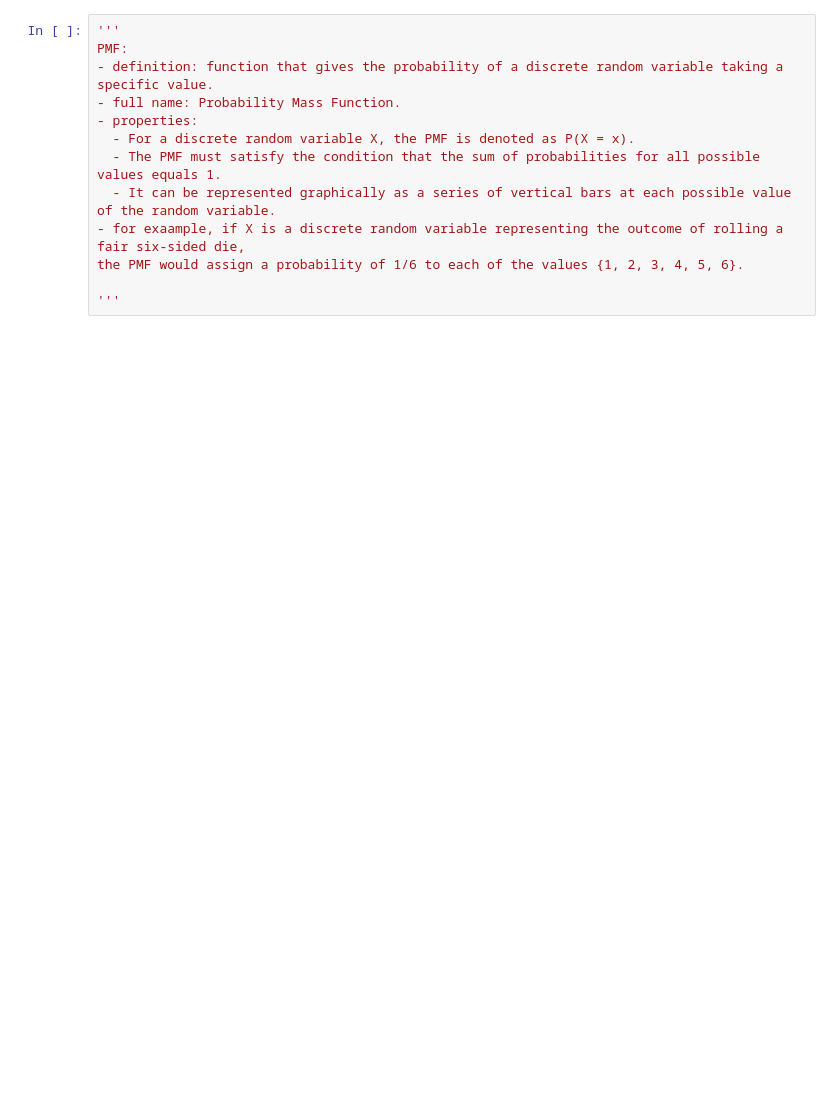
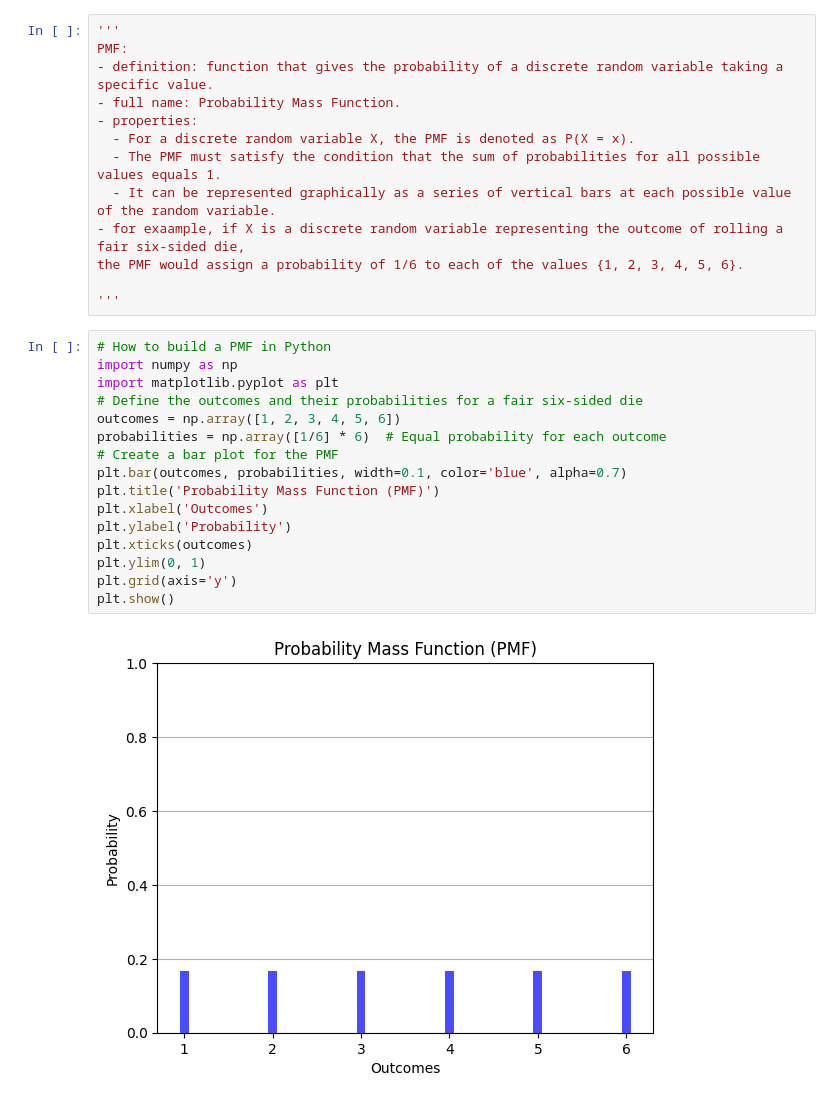
Before and after one commit to abhik12295/Data-Science-Learning, a Jupyter notebook: Statistics/probability_distribution_function.ipynb, the cells around one changed output. Cells and saved outputs as stored; diff of their text form; blank space fills up the shorter version.

```diff
--- a/Statistics/probability_distribution_function.ipynb
+++ b/Statistics/probability_distribution_function.ipynb
@@ -64,6 +24,24 @@ PMF:
 the PMF would assign a probability of 1/6 to each of the values {1, 2, 3, 4, 5, 6}.
 
 '''
+# %%
+# How to build a PMF in Python
+import numpy as np
+import matplotlib.pyplot as plt
+# Define the outcomes and their probabilities for a fair six-sided die
+outcomes = np.array([1, 2, 3, 4, 5, 6])
+probabilities = np.array([1/6] * 6)  # Equal probability for each outcome
+# Create a bar plot for the PMF
+plt.bar(outcomes, probabilities, width=0.1, color='blue', alpha=0.7)
+plt.title('Probability Mass Function (PMF)')
+plt.xlabel('Outcomes')
+plt.ylabel('Probability')
+plt.xticks(outcomes)
+plt.ylim(0, 1)
+plt.grid(axis='y')
+plt.show()
+# %% [output]
+[figure, added]
 # %%
 '''
 CDF:
```
Also changed, not shown: parts of 11 cells of this notebook.
